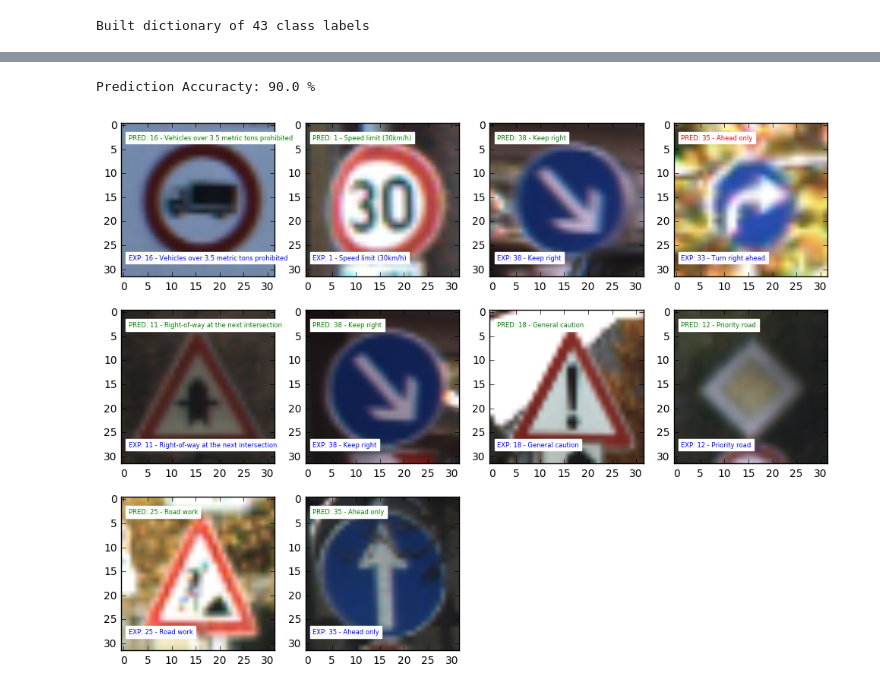
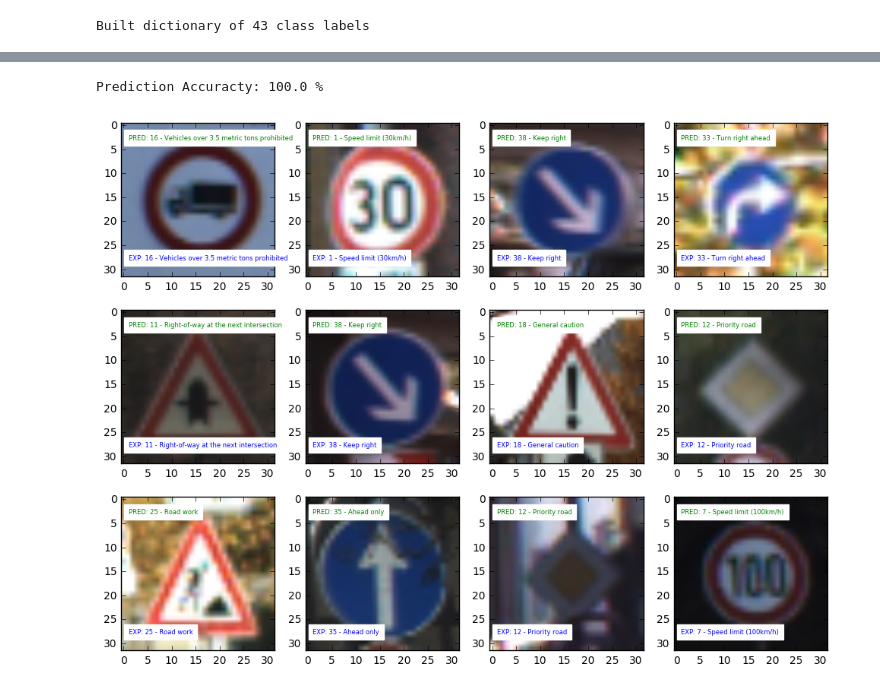
Before and after one commit to JimHaughwout/fun_with_keras, a Jupyter notebook: traffic_signs/illustrative-traffic-sign-classification-with-keras.ipynb, the cells around one changed output, grey strips where cells are left out. Cells and saved outputs as stored; diff of their text form; code cells hidden in the pictures.

Commit message:
It helps to normalize at the right time!

```diff
--- a/traffic_signs/illustrative-traffic-sign-classification-with-keras.ipynb
+++ b/traffic_signs/illustrative-traffic-sign-classification-with-keras.ipynb
@@ -198,11 +198,11 @@ N_OUTPUT_CLASSES = y_one_hot.shape[-1]
 DROP_OUT = 0.50
 PADDING = 'same' # Could also use 'valid'
 
-EPOCHS = 20
-BATCH_SIZE = 128
+EPOCHS = 10
+BATCH_SIZE = 256
 VALIDATION_FRACTION = 0.2
 
-MIN_ACCEPTABLE_VAL_ACC = 0.98
+MIN_ACCEPTABLE_VAL_ACC = 0.95
 # %%
 # Build and check the model
 model = Sequential()
@@ -289,7 +330,9 @@ def predict_and_show(inputs, expected_outputs, model, lb, labels):
     """
     Applys prediction and shows results
     """
-    predictions = lb.inverse_transform(model.predict(inputs))
+    x_raw = np.array(inputs) # avoid call-by-ref issues
+    x_normalized = normalize_grayscale(x_raw)
+    predictions = lb.inverse_transform(model.predict(x_normalized))
 
     cols = 4
     rows = math.ceil(len(inputs)/cols)
@@ -328,9 +371,9 @@ ACC       : 0.908%
 # %%
 test_lower = 0
-test_upper = 10
+test_upper = 12
 test_inputs = X_test[test_lower:test_upper]
 expected_outputs = y_test[test_lower:test_upper]
 predict_and_show(test_inputs, expected_outputs, model, lb, labels)
 # %% [output]
-Prediction Accuracty: 90.0 %
+Prediction Accuracty: 100.0 %
-[figure, old version]
+[figure, new version]
```
Also changed, not shown: parts of 4 cells of this notebook.
